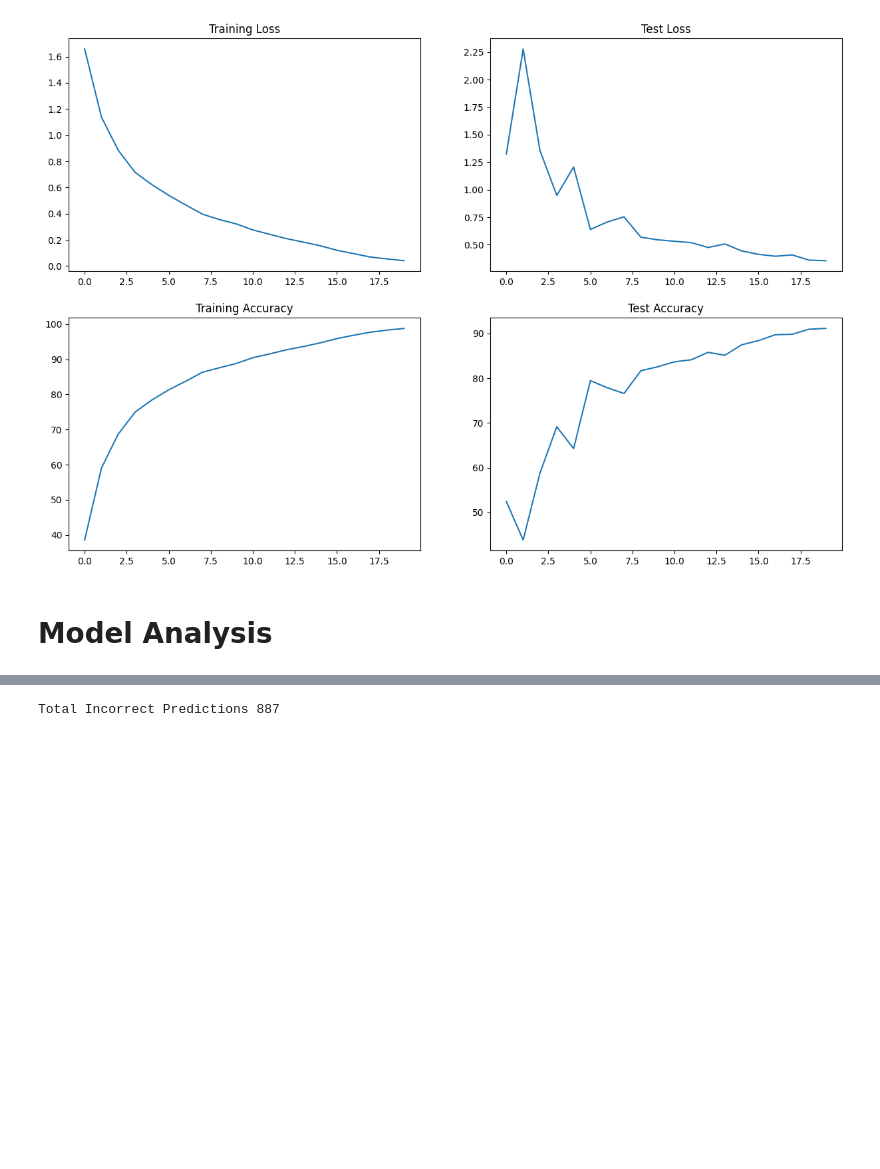
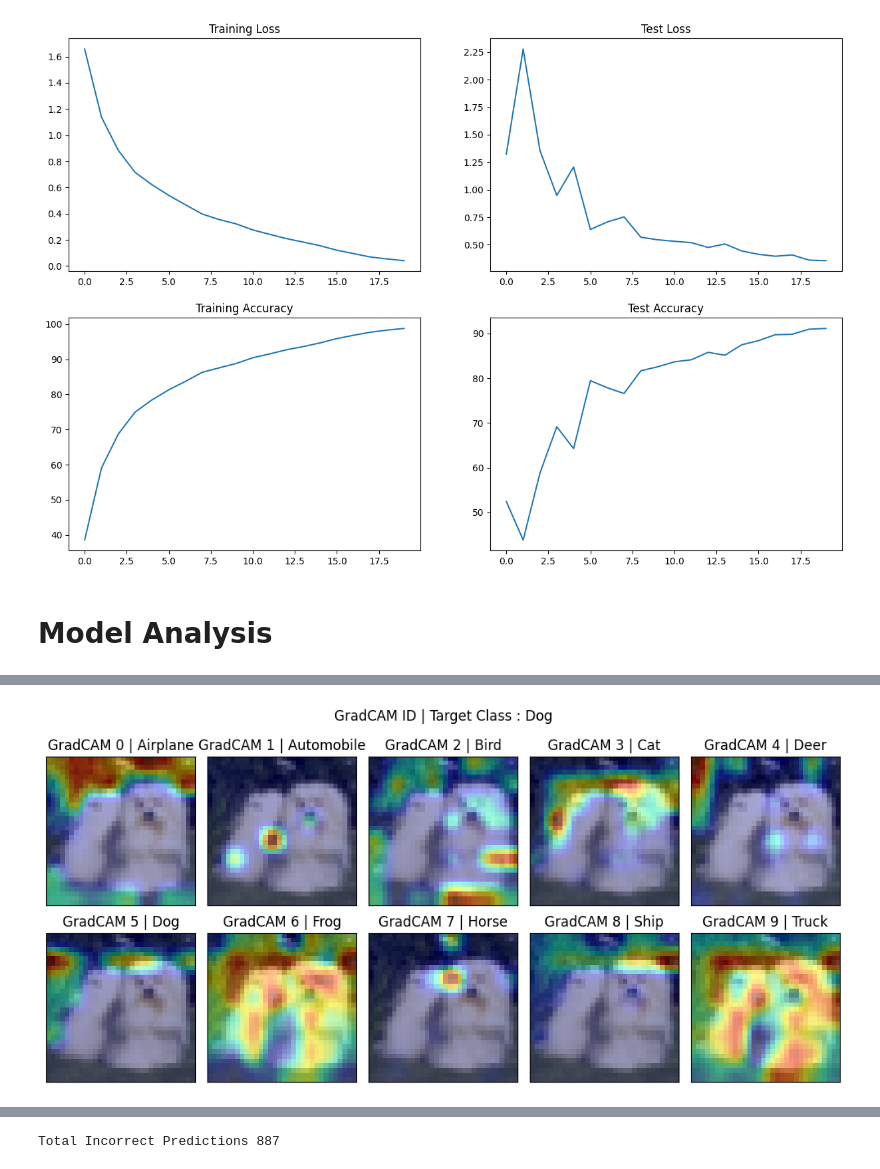
Before and after one commit to Madhur-1/ERA-v1, a Jupyter notebook: S11/Net.ipynb, the cells around one changed output, grey strips where cells are left out. Saved outputs shown, nothing was run; the diff lists cells and outputs as text; code cells hidden in the pictures; blank space fills up the shorter version.

```diff
--- a/S11/Net.ipynb
+++ b/S11/Net.ipynb
@@ -220,0 +222,6 @@ plot_confusion_matrix(all_labels, all_preds, classes=CLASSES)
+# %%
+from Utilities.visualize import plot_grad_cam_different_targets
+
+plot_grad_cam_different_targets(model, test_loader, CLASSES, device)
+# %% [output]
+[figure, added]
```
Also changed, not shown: parts of 3 cells of this notebook, 2 other files.
